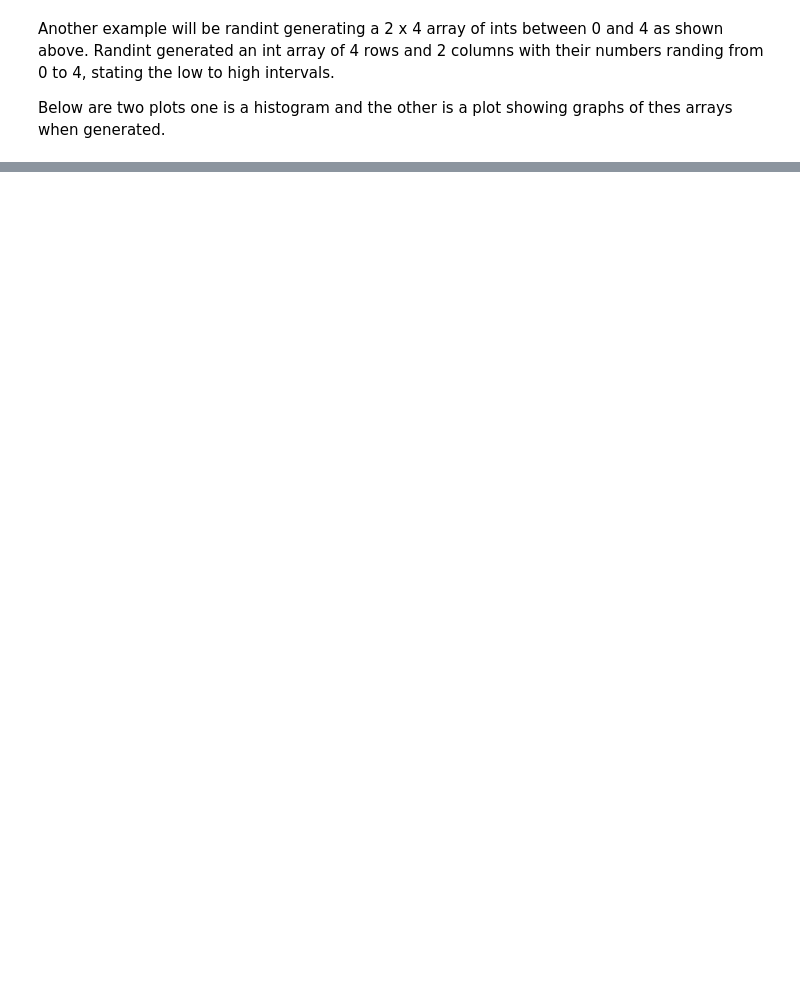
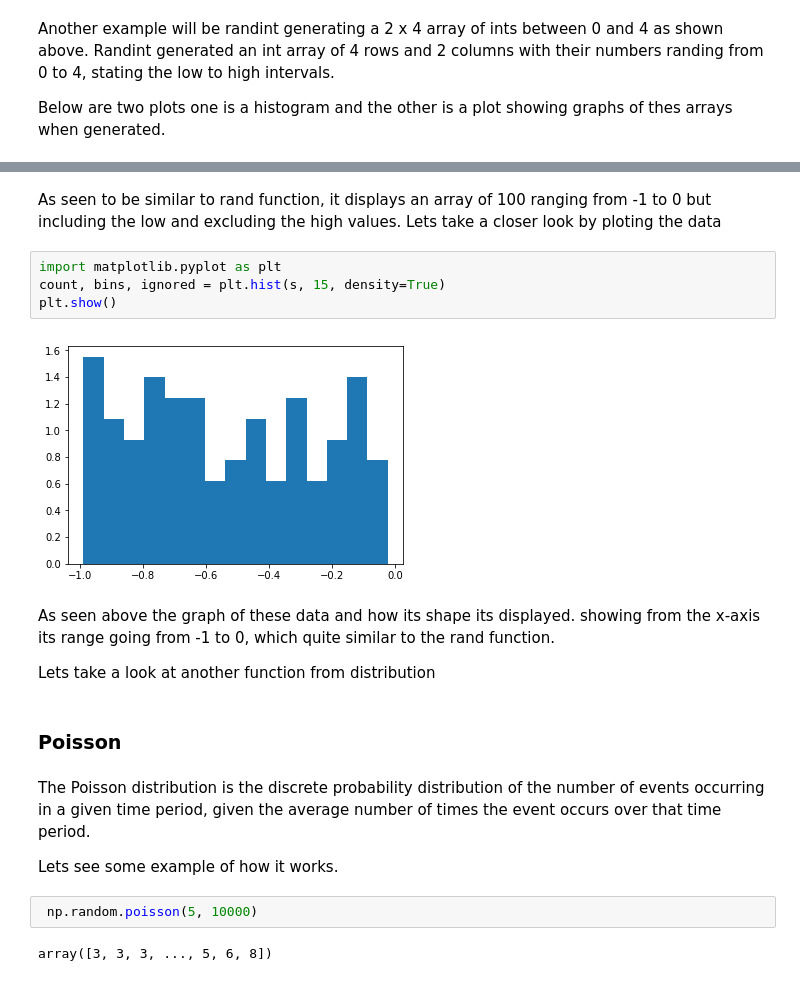
Before and after one commit to LauraOgba/Emerging-Technology, a Jupyter notebook: Numpy_File/Numpy Random.ipynb, the cells around one changed output, grey strips where cells are left out. Cells and saved outputs as stored; diff of their text form; blank space fills up the shorter version.

```diff
--- a/Numpy_File/Numpy Random.ipynb
+++ b/Numpy_File/Numpy Random.ipynb
@@ -148,0 +222,22 @@ plt.show()
+# %% [markdown]
+As seen to be similar to rand function, it displays an array of 100 ranging from -1 to 0 but including the low and excluding the high values. Lets take a closer look by ploting the data
+# %%
+import matplotlib.pyplot as plt
+count, bins, ignored = plt.hist(s, 15, density=True)
+plt.show()
+# %% [output]
+[figure, added]
+# %% [markdown]
+As seen above the graph of these data and how its shape its displayed. showing from the x-axis its range going from -1 to 0, which quite similar to the rand function.
+
+Lets take a look at another function from distribution
+# %% [markdown]
+### Poisson
+# %% [markdown]
+The Poisson distribution is the discrete probability distribution of the number of events occurring in a given time period, given the average number of times the event occurs over that time period.
+
+Lets see some example of how it works.
+# %%
+ np.random.poisson(5, 10000)
+# %% [output]
+array([3, 3, 3, ..., 5, 6, 8])
```
Also changed, not shown: parts of 26 cells of this notebook.
